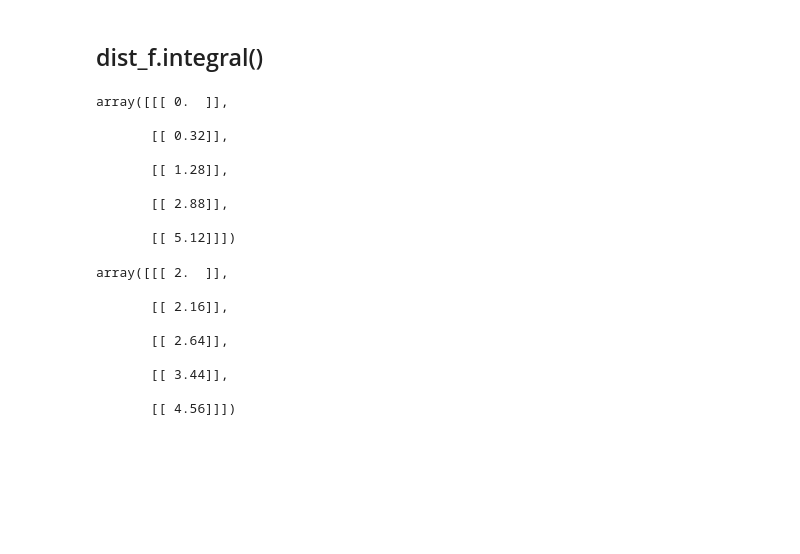
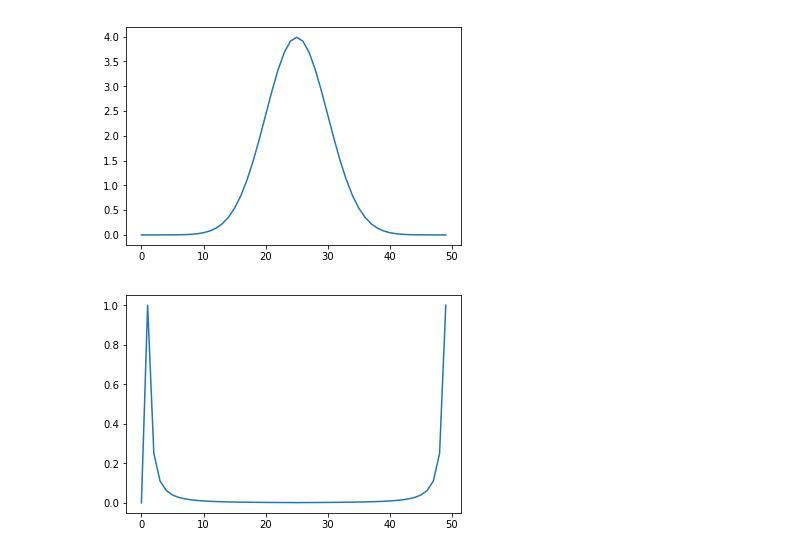
Before and after one commit to alesgenova/pbcpy, a Jupyter notebook: src/Untitled.ipynb, the cells around one changed output. Drawn from its saved outputs; the diff is of its cells as text; code cells hidden in the pictures; blank space fills up the shorter version.

```diff
--- a/src/Untitled.ipynb
+++ b/src/Untitled.ipynb
@@ -11,3 +8,2 @@ The autoreload extension is already loaded. To reload it, use:
 # %%
 at = np.identity(3)
-at[0][0]=2
@@ -53,26 +10,11 @@ array([[[ 0.  ]],
-# %% [markdown]
-## dist_f.integral()
-# %%
-dist_f.dotCnst(2).values
-# %% [output]
-array([[[ 0.  ]],
-
-       [[ 0.32]],
-
-       [[ 1.28]],
-
-       [[ 2.88]],
-
-       [[ 5.12]]])
-# %%
-dist_f.sumCnst(2).values
-# %% [output]
-array([[[ 2.  ]],
-
-       [[ 2.16]],
-
-       [[ 2.64]],
-
-       [[ 3.44]],
-
-       [[ 4.56]]])
+# %%
+nr = [50,50,50]
+grid = gs(at, nr)
+gf_func = gf(grid)
+alpha=0.1
+# %%
+dens = gf_func.gaussian(alpha=alpha,center_array=[0.5,0.5,0.5])
+plt.plot(dens.values[:,25,25])
+plt.show()
+# %% [output]
+[figure, added]
@@ -78,0 +25,5 @@ array([[[ 2.  ]],
+# %%
+plt.plot(in_kernel_func.values[:,0,0])
+plt.show()
+# %% [output]
+[figure, added]
```
Also changed, not shown: parts of 7 cells of this notebook, 3 other files.
